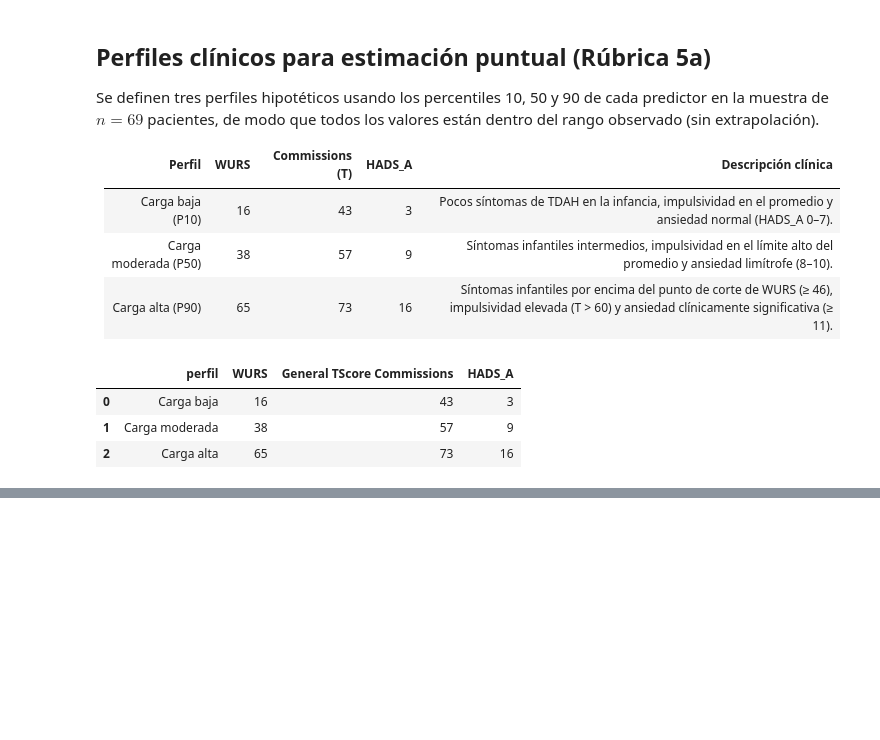
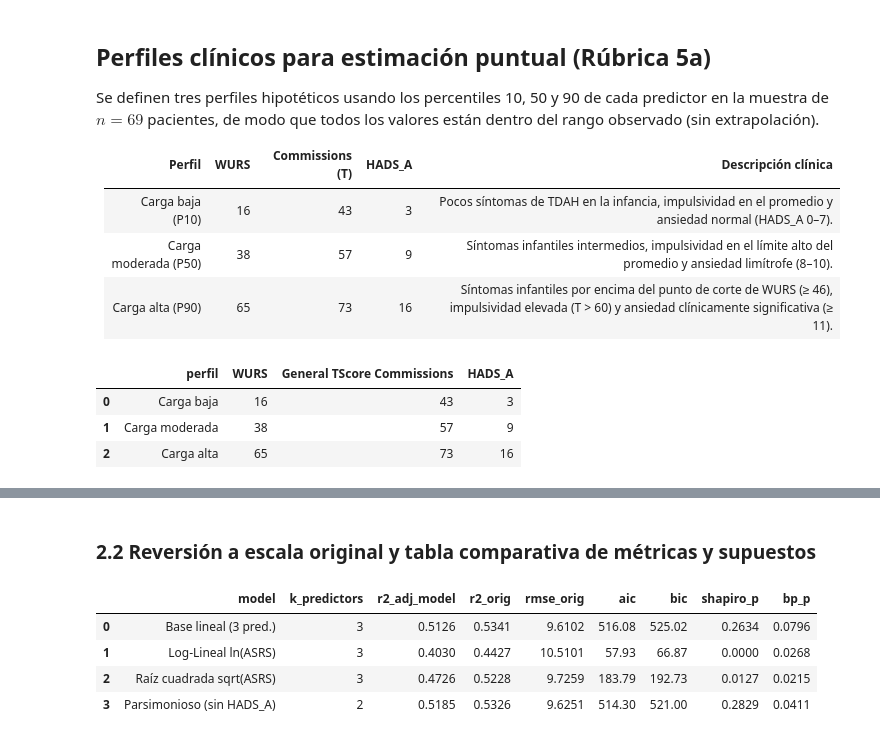
Before and after one commit to a1252765/ARC_project, a Jupyter notebook: notebooks/04_transformations_and_forecasting.ipynb, the cells around one changed output, grey strips where cells are left out. Cells and saved outputs as stored; diff of their text form; code cells hidden in the pictures; blank space fills up the shorter version.

```diff
--- a/notebooks/04_transformations_and_forecasting.ipynb
+++ b/notebooks/04_transformations_and_forecasting.ipynb
@@ -41,0 +126,44 @@ display(profiles_df)
+# %% [markdown]
+### 2.2 Reversión a escala original y tabla comparativa de métricas y supuestos
+# %%
+# Predicciones revertidas a la escala original de ASRS (0-72)
+y_pred_base = ols_base.fittedvalues
+y_pred_log_orig = np.exp(ols_log.fittedvalues + ols_log.mse_resid / 2)
+y_pred_sqrt_orig = (ols_sqrt.fittedvalues ** 2) + ols_sqrt.mse_resid
+y_pred_reduced = ols_reduced.fittedvalues
+
+candidate_models = [
+    ("Base lineal (3 pred.)", ols_base, X_const, y_pred_base),
+    ("Log-Lineal ln(ASRS)", ols_log, X_const, y_pred_log_orig),
+    ("Raíz cuadrada sqrt(ASRS)", ols_sqrt, X_const, y_pred_sqrt_orig),
+    ("Parsimonioso (sin HADS_A)", ols_reduced, X_reduced_const, y_pred_reduced),
+]
+
+comparison_rows = []
+for model_name, model_fit, exog_mat, y_hat_orig in candidate_models:
+    rmse_orig = float(np.sqrt(np.mean((y - y_hat_orig) ** 2)))
+    r2_orig = float(1 - np.sum((y - y_hat_orig) ** 2) / np.sum((y - y.mean()) ** 2))
+    shapiro_p = float(shapiro(model_fit.resid)[1])
+    bp_p = float(het_breuschpagan(model_fit.resid, exog_mat)[1])
+
+    comparison_rows.append({
+        "model": model_name,
+        "k_predictors": int(model_fit.df_model),
+        "r2_adj_model": round(float(model_fit.rsquared_adj), 4),
+        "r2_orig": round(r2_orig, 4),
+        "rmse_orig": round(rmse_orig, 4),
+        "aic": round(float(model_fit.aic), 2),
+        "bic": round(float(model_fit.bic), 2),
+        "shapiro_p": round(shapiro_p, 4),
+        "bp_p": round(bp_p, 4),
+    })
+
+comparison_df = pd.DataFrame(comparison_rows)
+comparison_df.to_csv(TAB_DIR / "ols_transformations_comparison.csv", index=False)
+comparison_df
+# %% [output]
+|  | model | k_predictors | r2_adj_model | r2_orig | rmse_orig | aic | bic | shapiro_p | bp_p |
+| 0 | Base lineal (3 pred.) | 3 | 0.5126 | 0.5341 | 9.6102 | 516.08 | 525.02 | 0.2634 | 0.0796 |
+| 1 | Log-Lineal ln(ASRS) | 3 | 0.4030 | 0.4427 | 10.5101 | 57.93 | 66.87 | 0.0000 | 0.0268 |
+| 2 | Raíz cuadrada sqrt(ASRS) | 3 | 0.4726 | 0.5228 | 9.7259 | 183.79 | 192.73 | 0.0127 | 0.0215 |
+| 3 | Parsimonioso (sin HADS_A) | 2 | 0.5185 | 0.5326 | 9.6251 | 514.30 | 521.00 | 0.2829 | 0.0411 |
```
Also changed, not shown: parts of 13 cells of this notebook, 6 other files.
